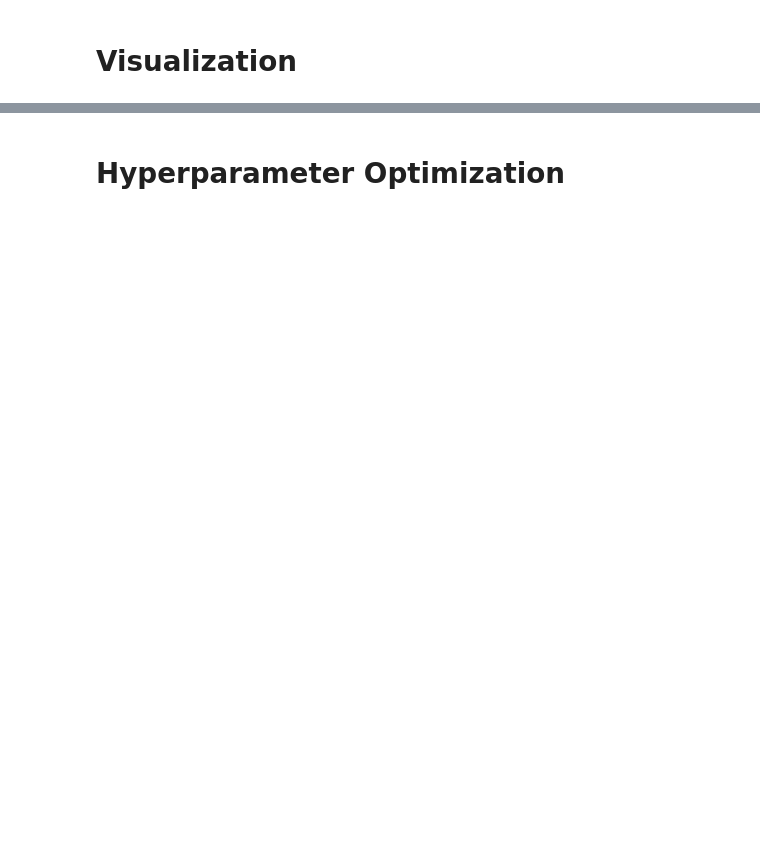
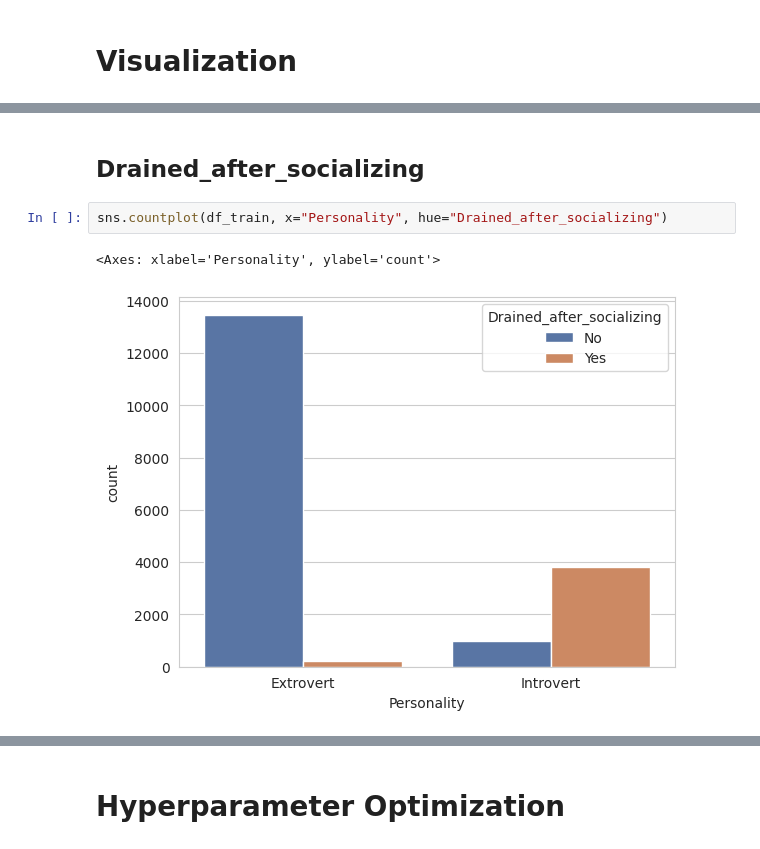
Before and after one commit to adamshtrasner/personality-classifier, a Jupyter notebook: model/src/model.ipynb, the cells around one changed output, grey strips where cells are left out. Saved outputs shown, nothing was run; the diff lists cells and outputs as text; blank space fills up the shorter version.

```diff
--- a/model/src/model.ipynb
+++ b/model/src/model.ipynb
@@ -60,0 +128,7 @@ As for the numeric columns, we'll randomize low numbers in a reasonable interval
+# %% [markdown]
+## Drained_after_socializing
+# %%
+sns.countplot(df_train, x="Personality", hue="Drained_after_socializing")
+# %% [output]
+<Axes: xlabel='Personality', ylabel='count'>
+[figure, added]
```
Also changed, not shown: parts of 61 cells of this notebook, 7 other files.
